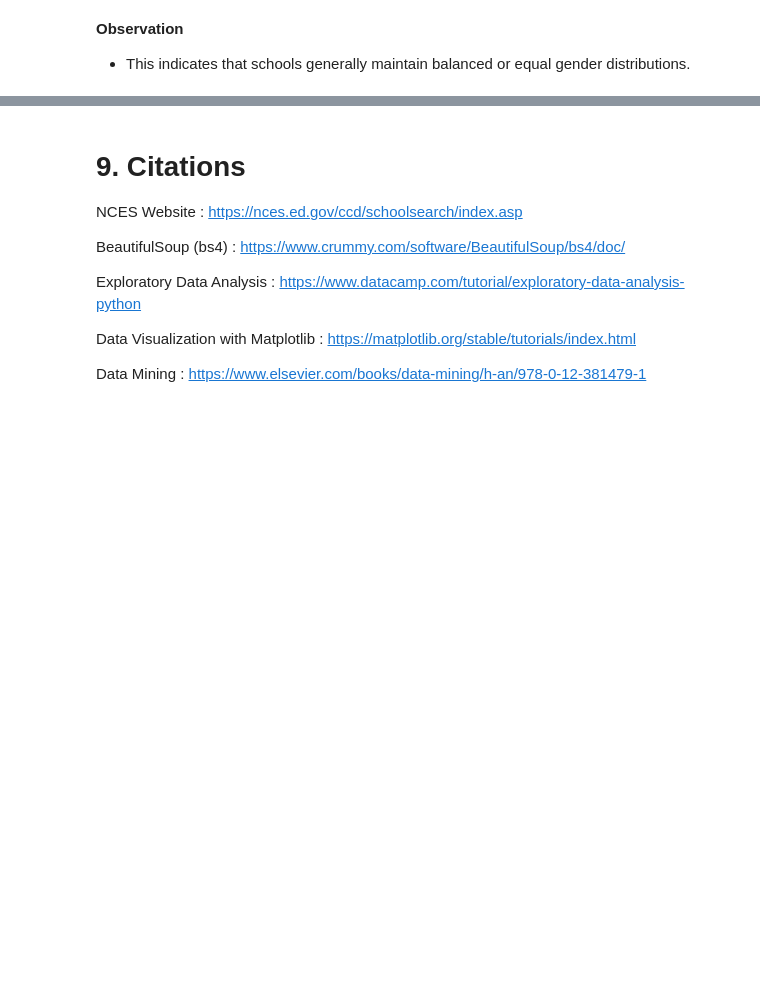
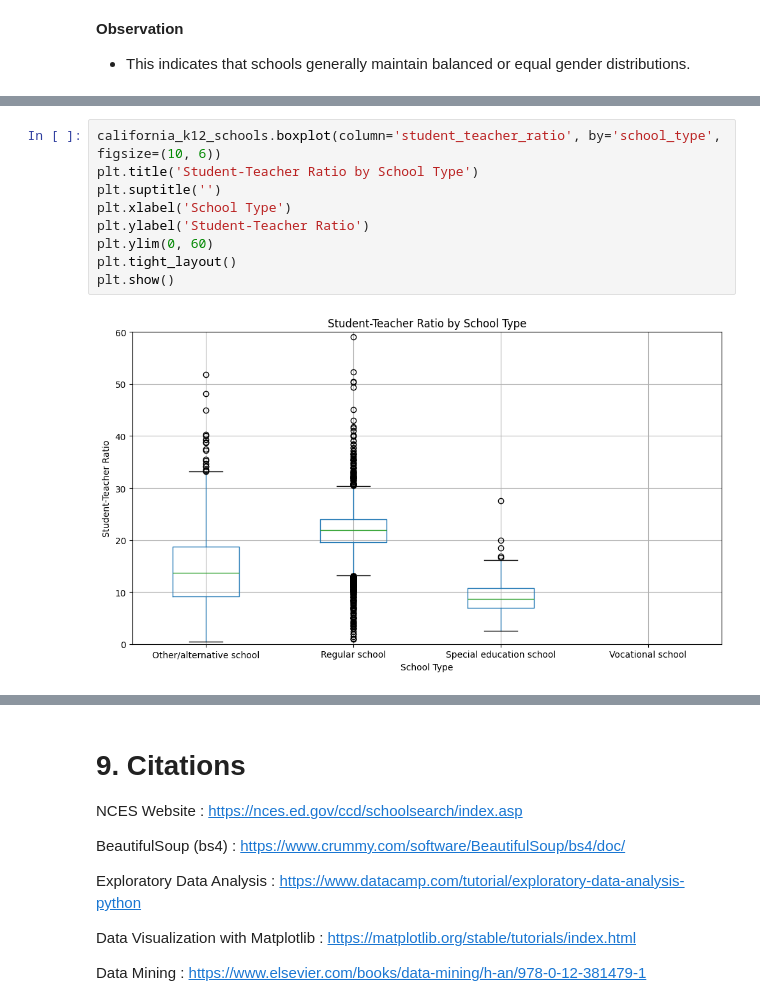
Before and after one commit to rodney-hong/eds-6340-project, a Jupyter notebook: Team 4_Midterm Project.ipynb, the cells around one changed output, grey strips where cells are left out. Drawn from its saved outputs; the diff is of its cells as text; blank space fills up the shorter version.

```diff
--- a/Team 4_Midterm Project.ipynb
+++ b/Team 4_Midterm Project.ipynb
@@ -1923,0 +1928,11 @@ plt.show()
+# %%
+california_k12_schools.boxplot(column='student_teacher_ratio', by='school_type', figsize=(10, 6))
+plt.title('Student-Teacher Ratio by School Type')
+plt.suptitle('')
+plt.xlabel('School Type')
+plt.ylabel('Student-Teacher Ratio')
+plt.ylim(0, 60)
+plt.tight_layout()
+plt.show()
+# %% [output]
+[figure, added]
```
Also changed, not shown: parts of 56 cells of this notebook.
